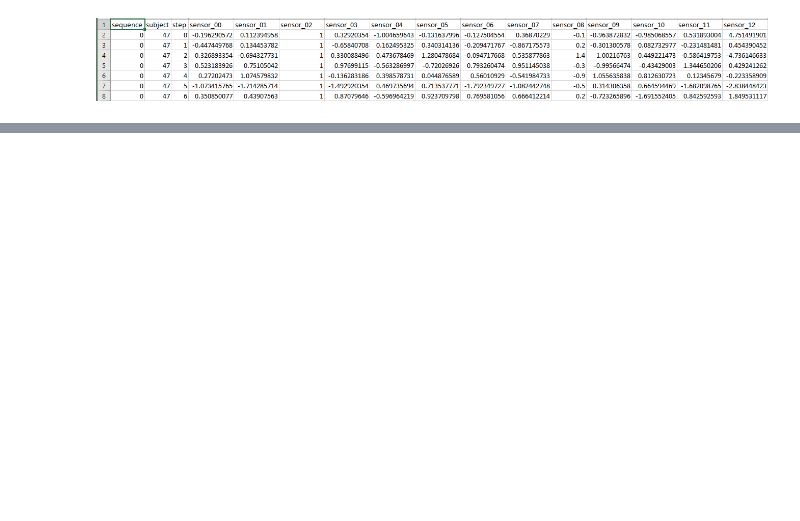
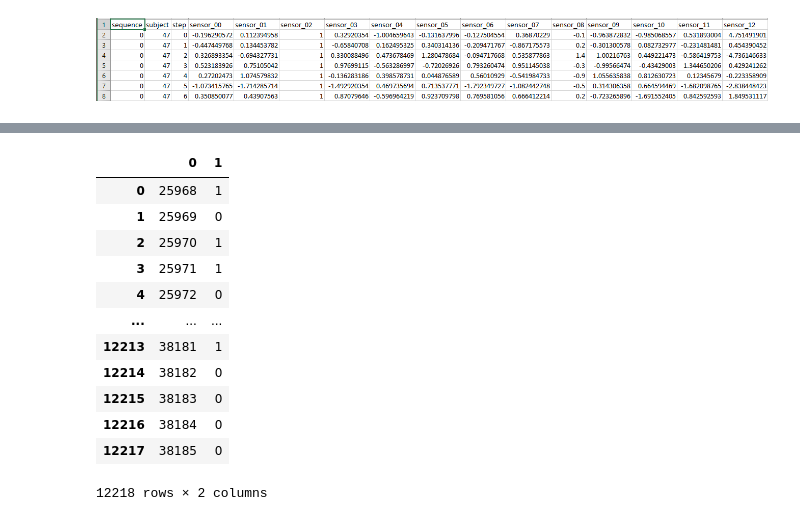
Before and after one commit to Abetelgeusian/ECE6420_FinalProject, a Jupyter notebook: ECE6420_FinalProject_Harshal.ipynb, the cells around one changed output, grey strips where cells are left out. Saved outputs shown, nothing was run; the diff lists cells and outputs as text; code cells hidden in the pictures; blank space fills up the shorter version.

```diff
--- a/ECE6420_FinalProject_Harshal.ipynb
+++ b/ECE6420_FinalProject_Harshal.ipynb
@@ -33,0 +43,6 @@ X_train.head()
+# %%
+X_test = pd.read_csv("test.csv")
+X_test = X_test.groupby(['sequence']).mean()
+# X_test
+
+predict = dt.predict(X_test)
@@ -33,0 +68,4 @@ X_train.head()
+# %%
+predict
+predict_df = pd.DataFrame(predict,columns=['state'])
+predict_df
@@ -33,0 +92,4 @@ X_train.head()
+# %%
+col = np.array(list)
+col_df = pd.DataFrame(col,columns=['sequence'])
+col_df
@@ -33,0 +110,20 @@ X_train.head()
+# %%
+# final_df = col_df.append(predict_df)
+final_df = pd.concat([col_df,predict_df],ignore_index=True, sort=False,axis=1)
+# df_merged = pd.concat([df1, df2], ignore_index=True, sort=False)
+# %%
+final_df
+# %% [output]
+|  | 0 | 1 |
+| 0 | 25968 | 1 |
+| 1 | 25969 | 0 |
+| 2 | 25970 | 1 |
+| 3 | 25971 | 1 |
+| 4 | 25972 | 0 |
+| ... | ... | ... |
+| 12213 | 38181 | 1 |
+| 12214 | 38182 | 0 |
+| 12215 | 38183 | 0 |
+| 12216 | 38184 | 0 |
+| 12217 | 38185 | 0 |
+12218 rows × 2 columns
```
Also changed, not shown: parts of 9 cells of this notebook, 3 other files.
